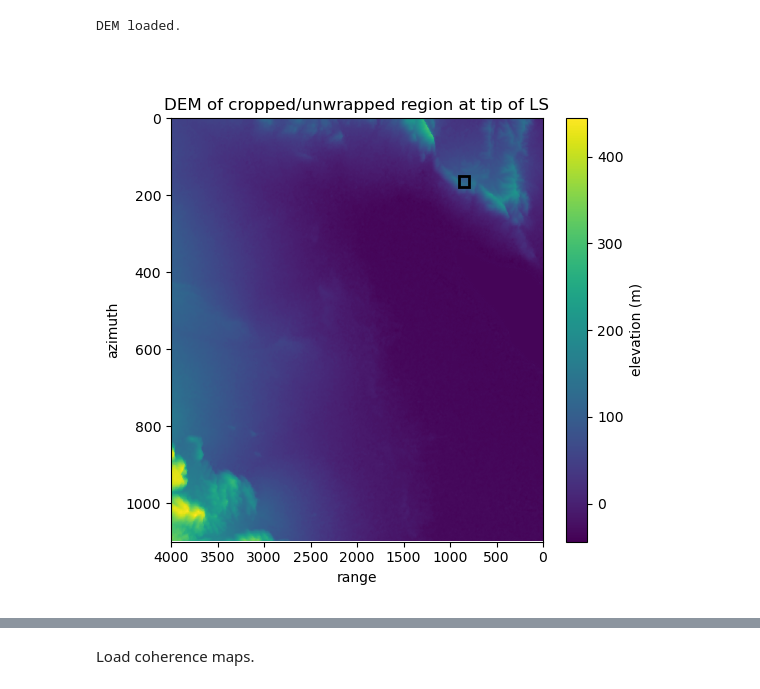
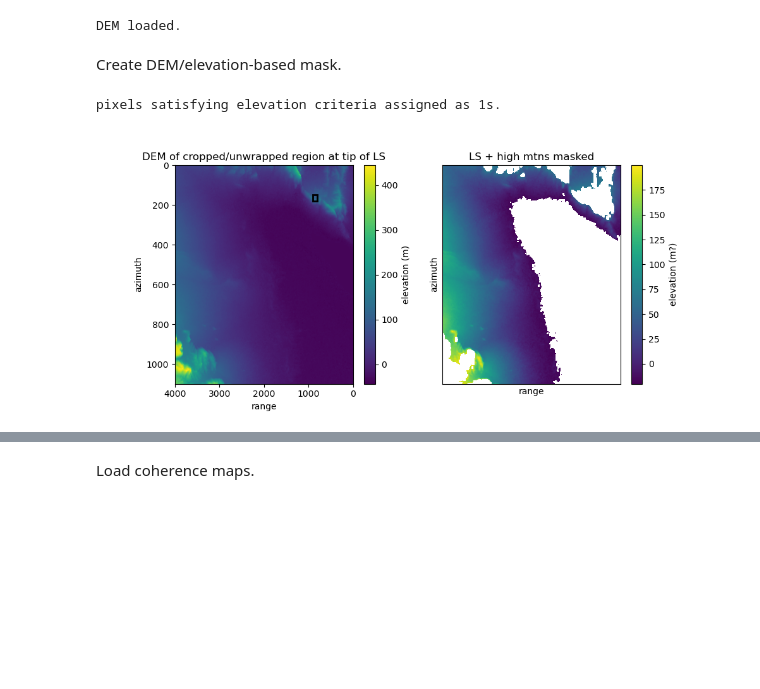
Before and after one commit to opaschall/LagunaSalada, a Jupyter notebook: 11_unwrapped_igrams/choosing_reference_pixels.ipynb, the cells around one changed output, grey strips where cells are left out. Saved outputs shown, nothing was run; the diff lists cells and outputs as text; code cells hidden in the pictures; blank space fills up the shorter version.

```diff
--- a/11_unwrapped_igrams/choosing_reference_pixels.ipynb
+++ b/11_unwrapped_igrams/choosing_reference_pixels.ipynb
@@ -51,27 +52,53 @@ elev = ds.GetRasterBand(1).ReadAsArray(0,0,dxIN,dyIN)
 print('DEM loaded.')
 # %% [output]
 DEM loaded.
+# %% [markdown]
+Create DEM/elevation-based mask.
 # %%
 # Extract subregion that was unwrapped full res and plot it.
 box = np.zeros((5,2))
 x1 = 17000; x2 = 14000
 y1 = 1750;  y2 = 1000
-
 # larger box with western mtns
 x1 = 18000
 y1 = 2100
 
 box[0] = [x1,y1]; box[1] = [x2,y1]
 box[2] = [x2,y2]; box[3] = [x1,y2]; box[4] = box[0]
 elev_cropped = elev[y2:y1,x2:x1]
-plt.figure(figsize=(6,5.5))
+
+# small cropped area
+# elev_masked_LS = np.ma.masked_where(elev_cropped<-20,elev_cropped)
+# elev_masked_mtns = np.ma.masked_where(elev_cropped>75,elev_cropped)
+
+# For LARGER cropped area with western mountains, we need different criteria for opposite mtns.
+dy = y1-y2; dx = x1-x2
+elev_ref_region = np.zeros((dy,dx))
+for y in range(dy):
+    for x in range(dx):
+        if (x*-0.275+1100 > y) : # top right geographically
+            if (elev_cropped[y,x] > -20) and (elev_cropped[y,x] < 75):
+                elev_ref_region[y,x] = 1.0
+        else: # bottom left geographically
+            if (elev_cropped[y,x] > -20) and (elev_cropped[y,x] < 200):
+                elev_ref_region[y,x] = 1.0
+print('pixels satisfying elevation criteria assigned as 1s.')
+# larger area with western mtns
+elev_masked = np.ma.masked_where(elev_ref_region==0,elev_cropped)
+
+plt.figure(figsize=(10,4.5))
+plt.subplot(1,2,1)
 plt.imshow(elev_cropped, cmap='viridis',aspect='auto',interpolation='nearest')
 plt.xlim(x1-x2, 0)
 plt.gca().add_patch(Rectangle((800,150),100,30,edgecolor='k',facecolor='none',linewidth=2))
 plt.xlabel('range')
 plt.ylabel('azimuth')
 plt.title('DEM of cropped/unwrapped region at tip of LS')
 plt.colorbar(label='elevation (m)')
+plt.subplot(1,2,2)
+plt.imshow(elev_masked, cmap='viridis',aspect='auto'); plt.xlim(x1-x2,0); plt.xticks([]); plt.yticks([])
+plt.xlabel('range'); plt.ylabel('azimuth'); plt.title('LS + high mtns masked'); plt.colorbar(label='elevation (m?)')
 plt.show()
 # %% [output]
+pixels satisfying elevation criteria assigned as 1s.
-[figure, old version]
+[figure, new version]
```
Also changed, not shown: parts of 12 cells of this notebook, 6 other files.
